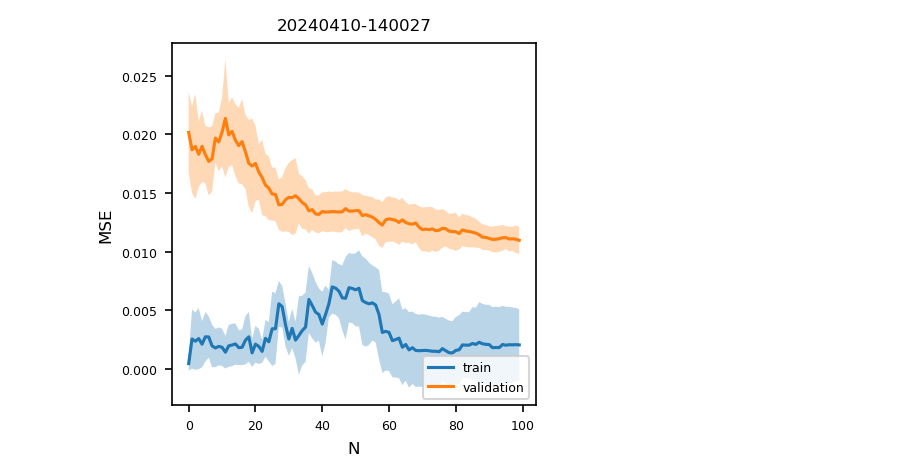
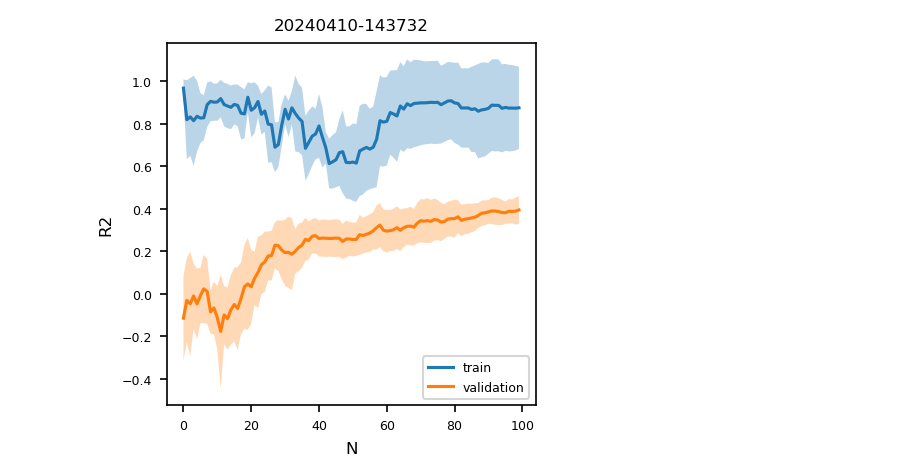
Before and after one commit to stair-lab/bo4ag, a Jupyter notebook: Benchmark/gp_fit_plot.ipynb, the cells around one changed output. Saved outputs shown, nothing was run; the diff lists cells and outputs as text; code cells hidden in the pictures.

Commit message:
Use R2 loss in gp_plot instead of MSE

```diff
--- a/Benchmark/gp_fit_plot.ipynb
+++ b/Benchmark/gp_fit_plot.ipynb
@@ -16,37 +16,37 @@ plt.rcParams.update(bundles.icml2022(family="sans-serif", usetex=False, column="
 )
 # %%
 #plotting a learning curve
-timestamp = "20240410-140027"
+timestamp = "20240410-143732"
 base_path = f"./output/{timestamp}"
 seeds = [0,1,2,3,4]
 trait = "narea"
 
 with plt.rc_context(bundles.icml2022(family="sans-serif", usetex=False, column="full", nrows=2)):
     fig, ax = plt.subplots(1,1, figsize=(3,3))
 
     def getCol(col_name):
         _results = [pd.read_csv(f"{base_path}/gp_{seed}.npy", encoding='utf-8')[col_name] for seed in seeds]
         _results = [np.array(_results[i]) for i in range(0,len(_results))]
         return _results
 
     n = getCol("n")[0]
     train_loss = getCol("train_loss")
     val_loss = getCol("val_loss")
 
     def linePlot(ax, _results, label):
         mean, var = np.mean(_results, axis=0), np.std(_results, axis=0)
         ax.plot(n, mean, label=label)
         ax.fill_between(n, mean - var,  mean + var, alpha=0.3)
         return
 
     linePlot(ax, train_loss, label="train")
     linePlot(ax, val_loss, label="validation")
 
     ax = ax
     ax.set_title(f"{timestamp}")
     ax.set_xlabel("N")
-    ax.set_ylabel("MSE")
+    ax.set_ylabel("R2")
     ax.legend(loc="lower right")
     plt.show()
 # %% [output]
-[figure, old version]
+[figure, new version]
```
Also changed, not shown: 1 other file.
